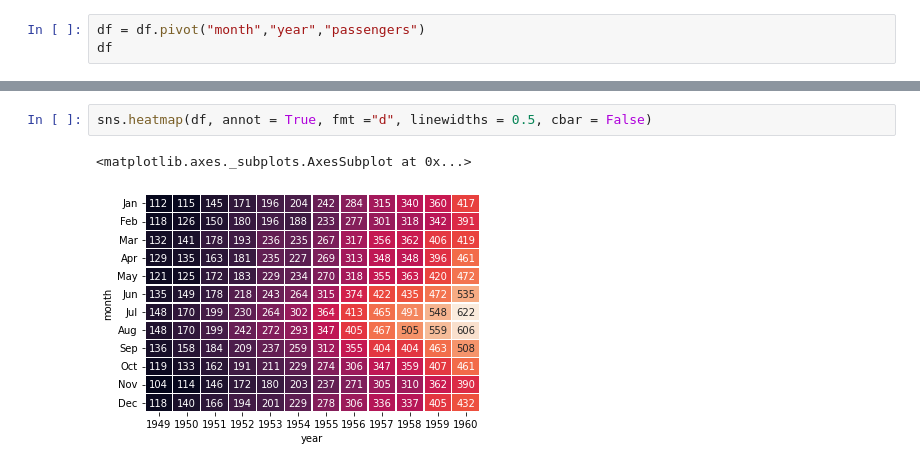
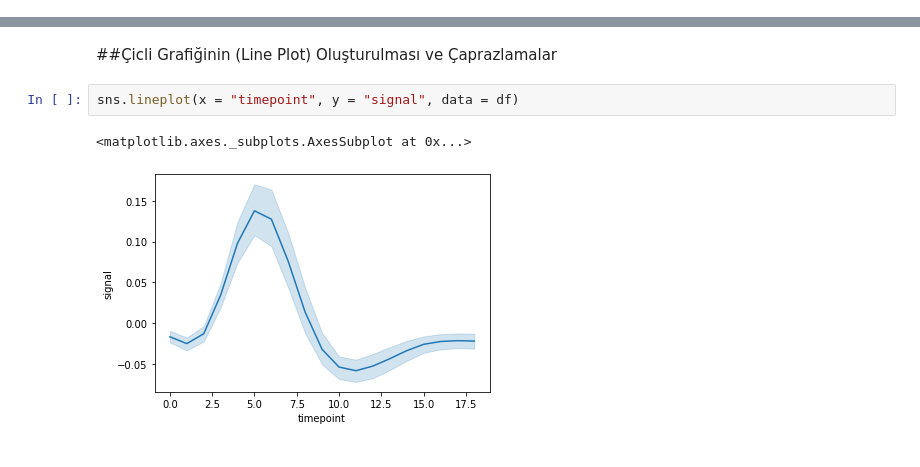
Before and after one commit to Mrfrktmrck19/Data_Science, a Jupyter notebook: Analysing_DataSet/AnalysingDataSet4.ipynb, the cells around one changed output, grey strips where cells are left out. Saved outputs shown, nothing was run; the diff lists cells and outputs as text.

```diff
--- a/Analysing_DataSet/AnalysingDataSet4.ipynb
+++ b/Analysing_DataSet/AnalysingDataSet4.ipynb
@@ -138,3 +140,0 @@ Name: passengers, dtype: float64
-# %%
-df = df.pivot("month","year","passengers")
-df
@@ -174,5 +141,7 @@ sns.heatmap(df, annot = True, fmt ="d", linewidths = 0.5)
-# %%
-sns.heatmap(df, annot = True, fmt ="d", linewidths = 0.5, cbar = False)
-# %% [output]
-<matplotlib.axes._subplots.AxesSubplot at 0x...>
-[figure, removed]
+# %% [markdown]
+##Çicli Grafiğinin (Line Plot) Oluşturulması ve Çaprazlamalar
+# %%
+sns.lineplot(x = "timepoint", y = "signal", data = df)
+# %% [output]
+<matplotlib.axes._subplots.AxesSubplot at 0x...>
+[figure, added]
```
Also changed, not shown: parts of 38 cells of this notebook.
